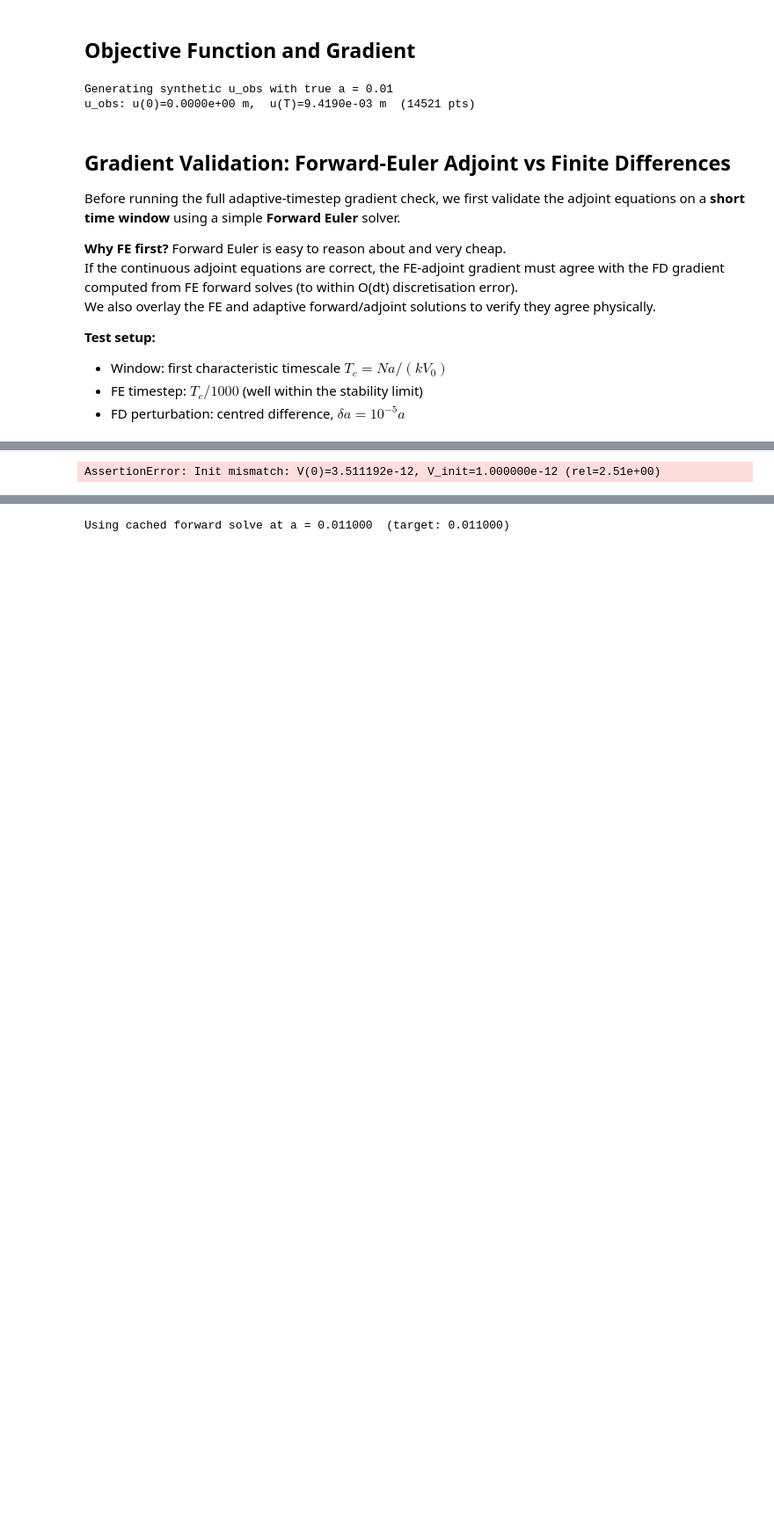
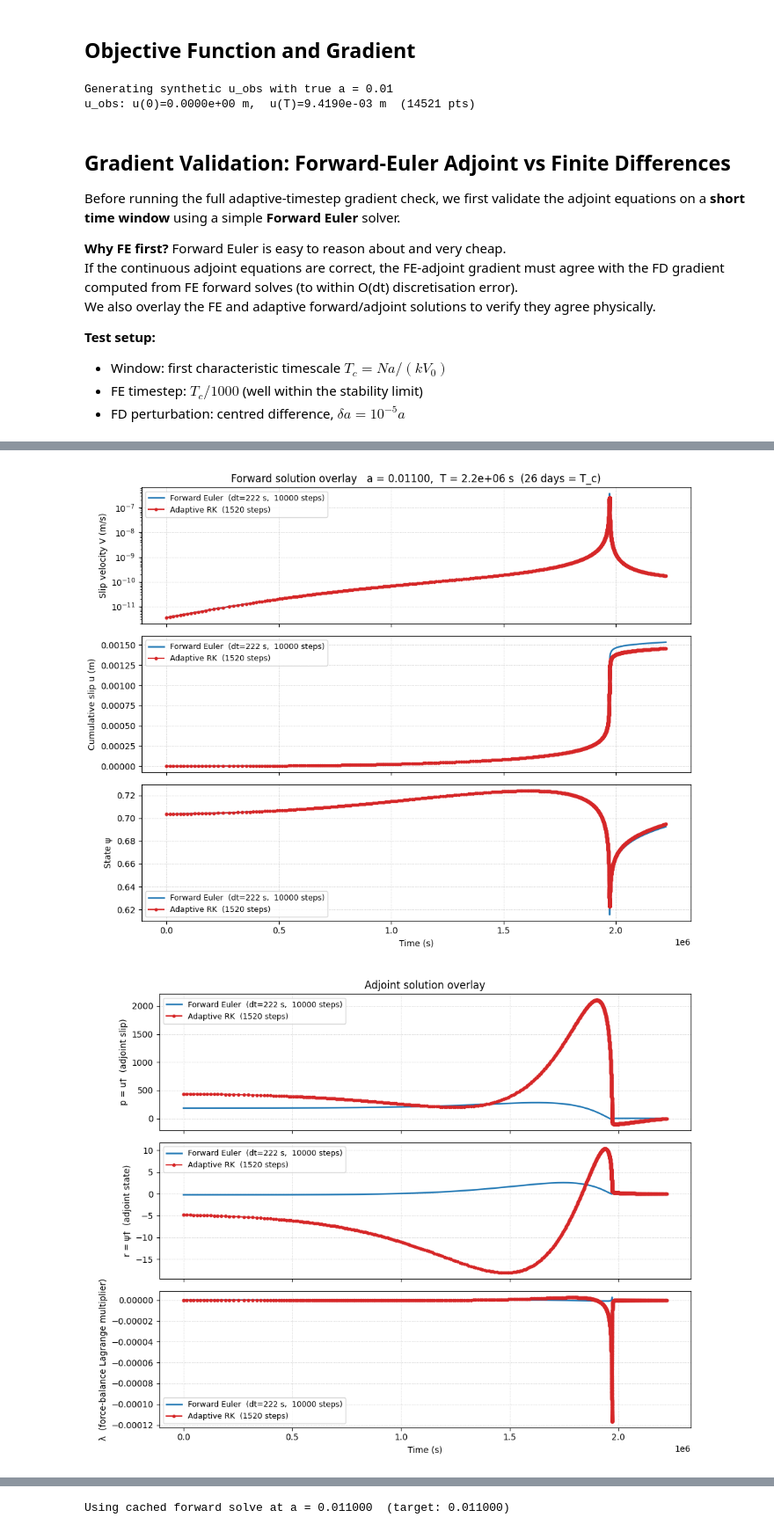
Before and after one commit to ericeberg3/spring-slider-adjoint, a Jupyter notebook: slip_adjoint_springslider_adapttime.ipynb, the cells around one changed output, grey strips where cells are left out. Shown at 88% size. Cells and saved outputs as stored; diff of their text form; code cells hidden in the pictures; blank space fills up the shorter version.

```diff
--- a/slip_adjoint_springslider_adapttime.ipynb
+++ b/slip_adjoint_springslider_adapttime.ipynb
@@ -272,26 +271,14 @@ We also overlay the FE and adaptive forward/adjoint solutions to verify they agr
 # ======================================================================
 
 # ------------------------------------------------------------------
-# Toggle: recompute psi0 and tau0 for each 'a' to maintain steady-sliding IC
-# ------------------------------------------------------------------
-STEADY_IC = False
-
-# ------------------------------------------------------------------
 # Forward Euler solver (same dict structure as forward_solve_adaptive)
 # ------------------------------------------------------------------
-def forward_solve_euler(M, T, u0, psi0, dt, steady_ic=False):
+def forward_solve_euler(M, T, u0, psi0, dt):
     """
     Fixed-step Forward Euler forward solver.
     Returns the same dict structure as forward_solve_adaptive so it
     plugs directly into adjoint_solve / compute_J / compute_grad_a.
-
-    steady_ic : bool
-        If True, recompute psi0 and tau0 for the current 'a' (uses global V_init).
     """
-    if steady_ic:
-        psi0, M = compute_steady_ic(M, V_init)
-        u0 = 0.0
-
     tau_L_fn = lambda t: M['tau0'] + M['k'] * M['V_bg'] * t
 
     def _jac(V, psi):
@@ -368,21 +355,15 @@ mask_obs   = fwd_true['t'] <= T_test + 1.0
 t_obs_test = fwd_true['t'][mask_obs]
 u_obs_test = fwd_true['u'][mask_obs]
 
-if STEADY_IC:
-    print(f"\n[steady_ic=True] Adjusting psi0 and tau0 for a = {M_fe['a']:.5f} ...")
-    _psi_ic, _M_diag = compute_steady_ic(M_fe, V_init)
-    print(f"  psi0  : {psi_init:.6f} → {_psi_ic:.6f}")
-    print(f"  tau0  : {M_fe['tau0']:.6f} → {_M_diag['tau0']:.6f} MPa")
-
 # ------------------------------------------------------------------
 # Step 1 & 2: forward solves
 # ------------------------------------------------------------------
 print(f"\n[1/6] FE forward solve  (a = {M_fe['a']:.5f}) ...")
-fwd_fe = forward_solve_euler(M_fe, T_test, u_init, psi_init, dt_euler, steady_ic=STEADY_IC)
+fwd_fe = forward_solve_euler(M_fe, T_test, u_init, psi_init, dt_euler)
 print(f"      {len(fwd_fe['t'])-1} steps  |  V(T)={fwd_fe['V'][-1]:.4e} m/s  |  u(T)={fwd_fe['u'][-1]:.4e} m")
 
 print(f"[2/6] Adaptive RK forward solve ...")
-fwd_ad = forward_solve_adaptive(M_fe, T_test, u_init, psi_init, V_init=V_init, steady_ic=STEADY_IC)
+fwd_ad = forward_solve_adaptive(M_fe, T_test, u_init, psi_init)
 print(f"      {len(fwd_ad['t'])-1} steps  |  V(T)={fwd_ad['V'][-1]:.4e} m/s  |  u(T)={fwd_ad['u'][-1]:.4e} m")
 
 J_fe = compute_J(fwd_fe, t_obs_test, u_obs_test, sigma_test)
@@ -416,9 +397,9 @@ grad_adj_ad = compute_grad_a(fwd_ad, adj_ad, M_fe)
 print(f"[5/6] FD gradient via FE  (da = {da_fd:.2e}) ...")
 M_p = dict(M_fe); M_p['a'] = M_fe['a'] + da_fd
 M_m = dict(M_fe); M_m['a'] = M_fe['a'] - da_fd
-J_p = compute_J(forward_solve_euler(M_p, T_test, u_init, psi_init, dt_euler, steady_ic=STEADY_IC),
+J_p = compute_J(forward_solve_euler(M_p, T_test, u_init, psi_init, dt_euler),
                 t_obs_test, u_obs_test, sigma_test)
-J_m = compute_J(forward_solve_euler(M_m, T_test, u_init, psi_init, dt_euler, steady_ic=STEADY_IC),
+J_m = compute_J(forward_solve_euler(M_m, T_test, u_init, psi_init, dt_euler),
                 t_obs_test, u_obs_test, sigma_test)
 grad_fd_fe = (J_p - J_m) / (2.0 * da_fd)
 
@@ -426,9 +407,9 @@ grad_fd_fe = (J_p - J_m) / (2.0 * da_fd)
 # Step 6: FD gradient — adaptive forward solves
 # ------------------------------------------------------------------
 print(f"[6/6] FD gradient via adaptive RK  (da = {da_fd:.2e}) ...")
-J_p_ad = compute_J(forward_solve_adaptive(M_p, T_test, u_init, psi_init, V_init=V_init, steady_ic=STEADY_IC),
+J_p_ad = compute_J(forward_solve_adaptive(M_p, T_test, u_init, psi_init),
                    t_obs_test, u_obs_test, sigma_test)
-J_m_ad = compute_J(forward_solve_adaptive(M_m, T_test, u_init, psi_init, V_init=V_init, steady_ic=STEADY_IC),
+J_m_ad = compute_J(forward_solve_adaptive(M_m, T_test, u_init, psi_init),
                    t_obs_test, u_obs_test, sigma_test)
 grad_fd_ad = (J_p_ad - J_m_ad) / (2.0 * da_fd)
 
@@ -545 +536,2 @@ Smoothing σ : 2.222e+05 s
-AssertionError: Init mismatch: V(0)=3.511192e-12, V_init=1.000000e-12 (rel=2.51e+00)
+[figure, added]
+[figure, added]
```
Also changed, not shown: parts of 5 cells of this notebook, 4 other files.
